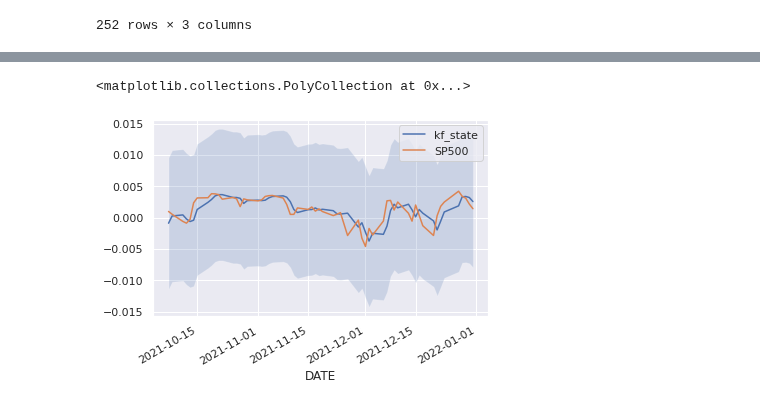
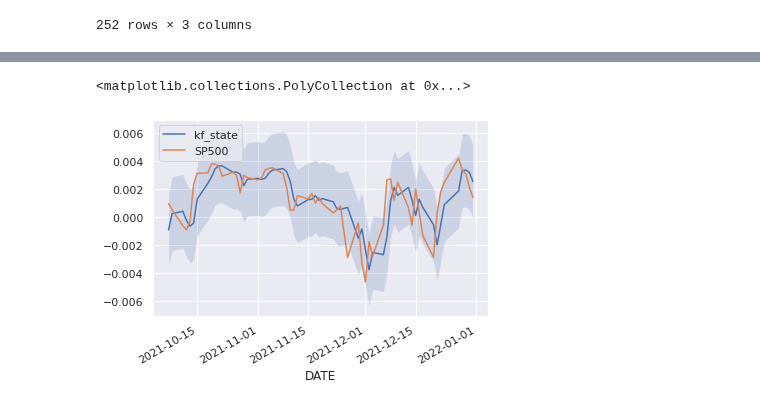
Before and after one commit to dceoy/jupyter-time-series-pocs, a Jupyter notebook: kalmanfilter/test_kalmanfilter.ipynb, the cells around one changed output, grey strips where cells are left out. Saved outputs shown, nothing was run; the diff lists cells and outputs as text; code cells hidden in the pictures.

```diff
--- a/kalmanfilter/test_kalmanfilter.ipynb
+++ b/kalmanfilter/test_kalmanfilter.ipynb
@@ -103,8 +83,8 @@ INFO:kalmanfilter:process and measurement variances: 6.610696135189607e-05, 6.61
 # %%
 df_plt = df_fit.assign(kf_state=lambda d: d.SP500_kf_state.shift(), kf_variance= lambda d: d.SP500_kf_variance.shift()).tail(60)
 df_plt[['kf_state', 'SP500']].plot.line()
-ci = norm.interval(alpha=0.9, loc=df_plt.kf_state, scale=np.sqrt(df_plt.kf_variance))
+ci = norm.interval(confidence=0.9, loc=df_plt.kf_state, scale=np.sqrt(df_plt.kf_variance))
 plt.fill_between(df_plt.index, *ci, alpha=0.2)
 # %% [output]
 <matplotlib.collections.PolyCollection at 0x...>
-[figure, old version]
+[figure, new version]
```
Also changed, not shown: parts of 3 cells of this notebook, 3 other files.
